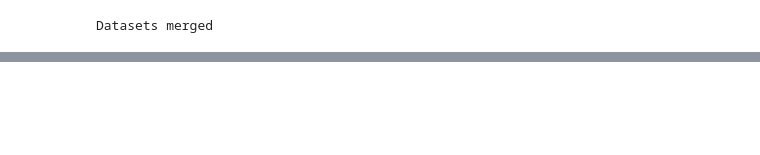
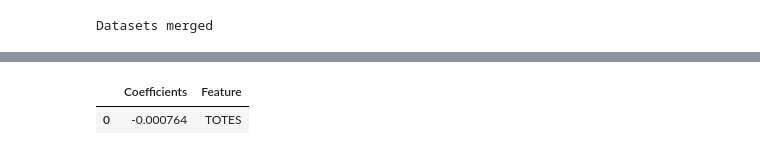
Before and after one commit to ch4413/scs, a Jupyter notebook: notebooks/Basic Model.ipynb, the cells around one changed output, grey strips where cells are left out. Drawn from its saved outputs; the diff is of its cells as text; code cells hidden in the pictures; blank space fills up the shorter version.

```diff
--- a/notebooks/Basic Model.ipynb
+++ b/notebooks/Basic Model.ipynb
@@ -152,3 +153,8 @@ X_sel_lm
+# %%
+Coeff
+# %% [output]
+|  | Coefficients | Feature |
+| 0 | -0.000764 | TOTES |
 # %%
 plt.scatter(predictions_LM,y_test)
 # %% [output]
```
Also changed, not shown: parts of 18 cells of this notebook, 2 other files.
